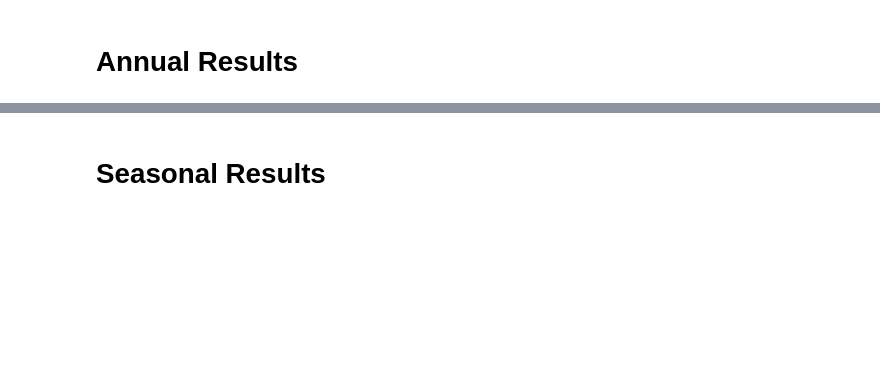
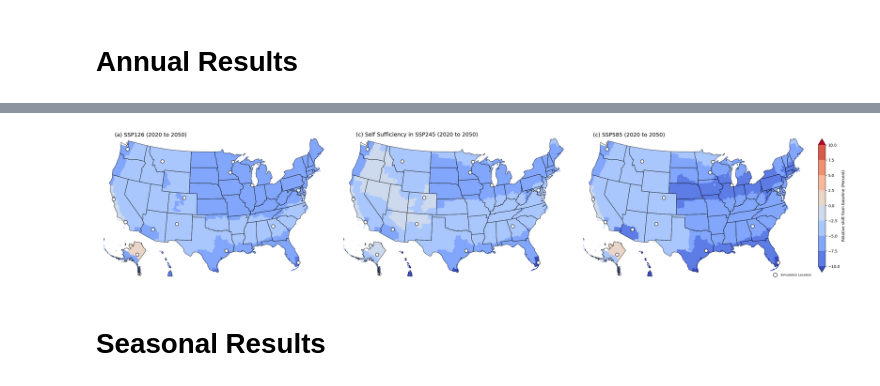
Before and after one commit to architecture-building-systems/cmip6_and_buildings, a Jupyter notebook: notebooks/05_exploring_results.ipynb, the cells around one changed output, grey strips where cells are left out. Drawn from its saved outputs; the diff is of its cells as text; code cells hidden in the pictures; blank space fills up the shorter version.

Commit message:
Plots

```diff
--- a/notebooks/05_exploring_results.ipynb
+++ b/notebooks/05_exploring_results.ipynb
@@ -78,8 +78,10 @@ fut_df = df.loc[null_idx]
 
 
 delta_dict = {}
+delta_abs_dict = {}
 for col in kpi_list:
     delta_dict[col] = {}
+    delta_abs_dict[col] = {}
     for idx_key in fut_df.index:
         match_hist_key = find_matching_key(idx_key, hist_df.index.tolist())
         hist_val = hist_df.loc[match_hist_key][col].values[0]
@@ -88,5 +90,11 @@ for col in kpi_list:
         col_delta = round(100*((fut_val - hist_val) / (hist_val + 1e-10)),1)
         delta_dict[col].update({idx_key:col_delta})
 
+        delta_abs_dict[col].update({idx_key:fut_val - hist_val})
+
 delta_df = pd.DataFrame(delta_dict)
 delta_df = delta_df.join(pf.expand_code_idx_to_df(delta_df, pf.all_dict, pf.code_names))
+
+
+delta_df_abs = pd.DataFrame(delta_abs_dict)
+delta_df_abs = delta_df_abs.join(pf.expand_code_idx_to_df(delta_df_abs, pf.all_dict, pf.code_names))
@@ -95,3 +113,81 @@ delta_df.to_clipboard()
+# %%
+bldg_type = 'RefBldgMediumOffice' # 'RefBldgMediumOffice' #RefBldgMidriseApartment
+col =  'self_suff_pct' #'geff_irrad_kwh'#'Time Setpoint Not Met During Occupied Cooling'
+year = 2050
+
+net_cols = []
+
+for scenario in pf.get_scenarios():
+        if scenario=='historical':
+                pass
+        else:
+                net_col = f'{scenario}_{col}_net'
+                net_cols.append(net_col)
+                zones[net_col] = pf.combine_result_to_zones(pf.all_dict, pf.code_names, zones,
+                                                            delta_df, col, 'new', f'{scenario}_{year}', bldg_type)
+
+lgd_label = 'Relative shift from baseline (Percent)'
+
+# lrgst_result = max(abs(zones[net_cols].min().min()), abs(zones[net_cols].max().max()))
+lrgst_result = 10 #zones[net_cols].describe().loc['min'].max()
+vmin = -1 * lrgst_result
+vmax = abs(vmin)
+cmap = mpl.cm.coolwarm
+cmap_steps = 10
+if lrgst_result==0:
+        bounds = [-1,1]
+elif vmin==vmax:
+        bounds1 = np.linspace(vmin*-1,0,int(cmap_steps/2))
+        bounds2 = np.linspace(0,vmax,int(cmap_steps/2))
+        bounds = list(bounds1[0:int((cmap_steps/2)-1)]) + list(bounds2)
+else:
+        bounds1 = np.linspace(vmin,0,int(cmap_steps/2))
+        bounds2 = np.linspace(0,vmax,int(cmap_steps/2))
+        bounds = list(bounds1[0:int((cmap_steps/2)-1)]) + list(bounds2)
+norm = mpl.colors.BoundaryNorm(bounds, cmap.N, extend='both')
+
+fig, (ax1, ax2, ax3) = plt.subplots(ncols=3, figsize=(26,12))
+pf.plot_us_map_heatmap(zones, net_cols[0], lgd_label, lgd=False, ax=ax1, cmap=cmap, norm=norm,
+        vmin=vmin, vmax=vmax)
+pf.plot_us_map_heatmap(zones, net_cols[1], lgd_label, lgd=False, ax=ax2, cmap=cmap, norm=norm,
+        vmin=vmin, vmax=vmax)
+pf.plot_us_map_heatmap(zones, net_cols[2], lgd_label, lgd=False, ax=ax3, cmap=cmap, norm=norm,
+        vmin=vmin, vmax=vmax)
+# patch_col = ax1.collections[0]
+# cb = fig.colorbar(patch_col, ax=ax3, shrink=0.5, extend='max')
+
+ax1.text(0.22, 0.98, f'(a) SSP126 (2020 to {year})', fontsize=14,
+        horizontalalignment='center', verticalalignment='center', transform=ax1.transAxes)
+ax2.text(1.35, 0.98, f'(c) Self Sufficiency in SSP245 (2020 to {year})', fontsize=14,
+        horizontalalignment='center', verticalalignment='center', transform=ax1.transAxes)
+ax3.text(2.25, 0.98, f'(c) SSP585 (2020 to {year})', fontsize=14,
+        horizontalalignment='center', verticalalignment='center', transform=ax1.transAxes)
+
+title_text = f"Percent change in {pf.get_kpi_descriptions()[col].lower()} - ({col})"
+# ax2.text(1.52, 1.05, title_text, fontsize=18, fontweight='bold',
+#         horizontalalignment='center', verticalalignment='center', transform=ax1.transAxes)
+
+
+cbar_ax = fig.add_axes([1.0, 0.30, 0.01, 0.4])
+sm = plt.cm.ScalarMappable(cmap=cmap, norm=norm)#plt.Normalize(vmin=vmin, vmax=vmax))
+sm._A = []
+fig.colorbar(sm, cax=cbar_ax, extend='both', label=lgd_label)
+
+lgd_el_tmy = pf.build_lgd(
+        [('white', 'k')], ['Simulation Location'], element_type='marker')
+ax3.legend(handles=lgd_el_tmy, loc='lower right', frameon=False, title='',
+                        fontsize=8)
+
+plot_dir = f"/Users/jmccarty/GitHub/cmip6_and_buildings/notebooks/plots/paper_plots"
+if os.path.exists(plot_dir):
+        pass
+else:
+        os.makedirs(plot_dir)
+fig.savefig(os.path.join(plot_dir,f"pct_change_{bldg_type}_{col}_{year}.png"),
+            dpi=300,bbox_inches="tight")
+# plt.close()
+# %% [output]
+[figure, added]
 # %%
 bldg_type = 'RefBldgMidriseApartment' # 'RefBldgMediumOffice' #RefBldgMidriseApartment
 for col in kpi_list:
```
Also changed, not shown: parts of 6 cells of this notebook, 8 other files.
